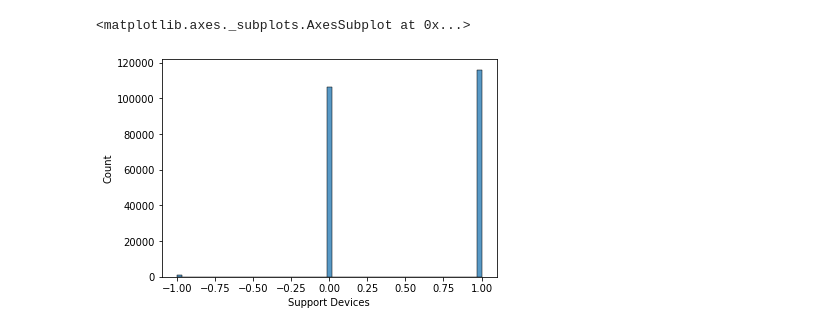
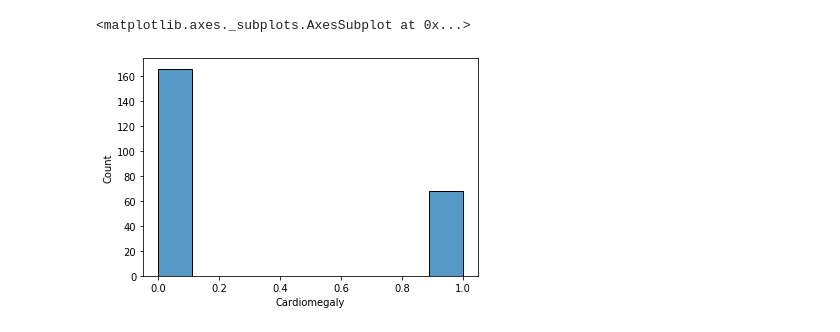
Before and after one commit to AveryQi115/semi_supervised_chexpert, a Jupyter notebook: EDA.ipynb, the cells around one changed output. Saved outputs shown, nothing was run; the diff lists cells and outputs as text; code cells hidden in the pictures.

```diff
--- a/EDA.ipynb
+++ b/EDA.ipynb
@@ -2,6 +2,6 @@
 import pandas as pd
 import seaborn as sns
 
-train_data = pandas.read_csv('/home/432/qihaoyu/data/CheXpert/CheXpert-v1.0-small/valid.csv')
-train_data.head()
+train_data = pd.read_csv('/home/432/qihaoyu/data/CheXpert/CheXpert-v1.0-small/train.csv')
+len(train_data)
 # %% [output]
@@ -20,5 +20,5 @@ sns.histplot(train_data.loc[:,'No Finding'])
 # %%
-sns.histplot(train_data.loc[:,'Support Devices'])
+sns.histplot(train_data.loc[:,'Cardiomegaly'])
 # %% [output]
 <matplotlib.axes._subplots.AxesSubplot at 0x...>
-[figure, old version]
+[figure, new version]
```
Also changed, not shown: parts of 3 cells of this notebook, 10 other files.
